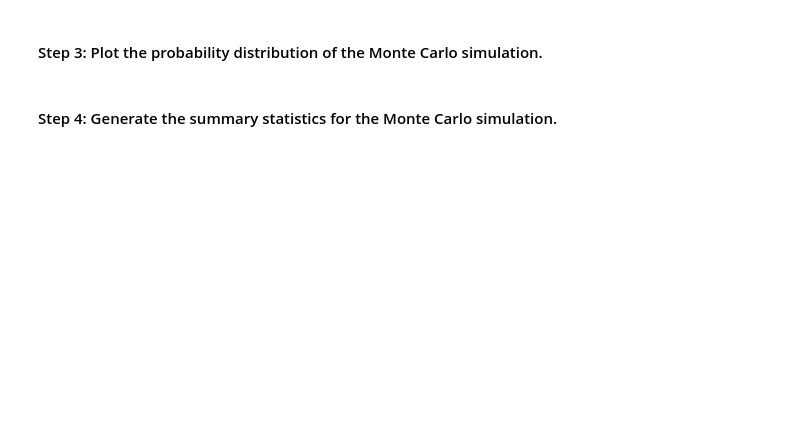
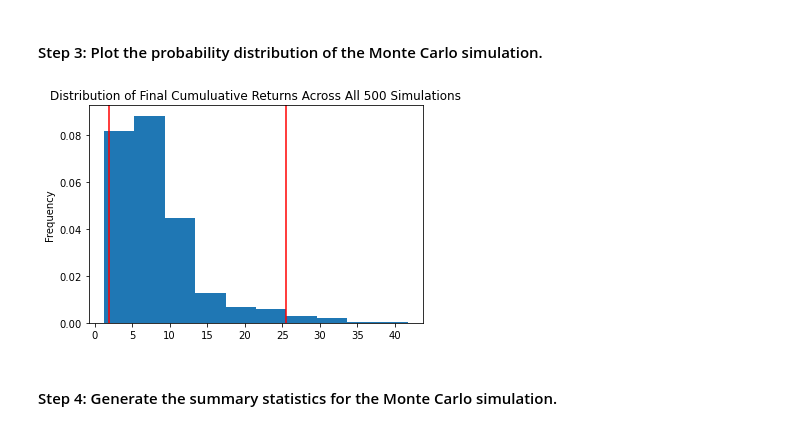
Before and after one commit to AnilVinnakota/assignment5, a Jupyter notebook: financial_planning_tools.ipynb, the cells around one changed output. Cells and saved outputs as stored; diff of their text form; code cells hidden in the pictures; blank space fills up the shorter version.

```diff
--- a/financial_planning_tools.ipynb
+++ b/financial_planning_tools.ipynb
@@ -458,7 +519,12 @@ In this section, you’ll use the MCForecastTools library to create a Monte Carl
 # %%
 # Visualize the probability distribution of the 30-year Monte Carlo simulation
 # by plotting a histogram
-# YOUR CODE HERE
+MC_sim_dist_plot = MC_fiveyear.plot_distribution()
+
+# Save the plot for future use
+MC_sim_dist_plot.get_figure().savefig('MC_30year_dist_plot.png',bbox_inches='tight')
+# %% [output]
+[figure, added]
 # %% [markdown]
 #### Step 4: Generate the summary statistics for the Monte Carlo simulation.
 # %%
```
Also changed, not shown: parts of 17 cells of this notebook, 4 other files.
